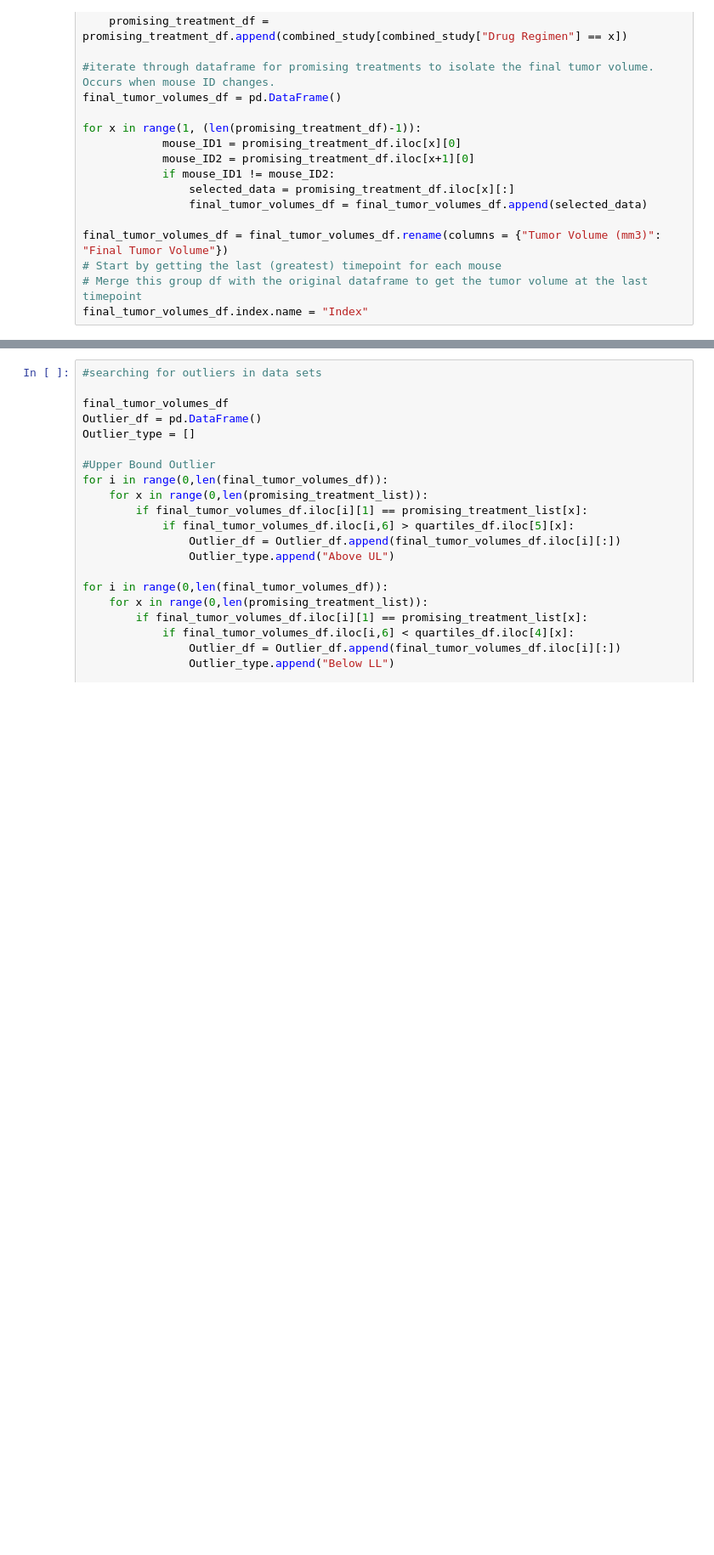
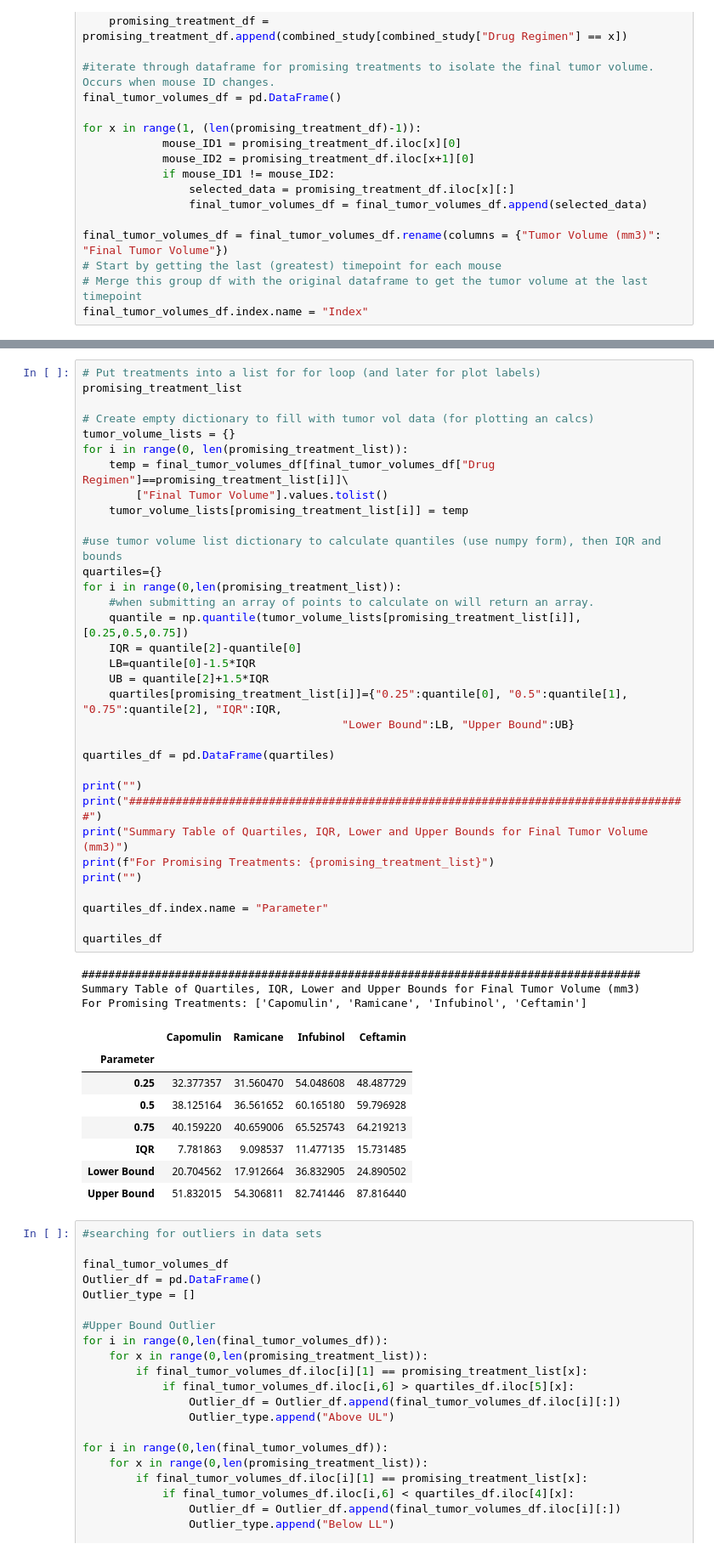
Before and after one commit to j2browns/matplotlib-challenge, a Jupyter notebook: Pymaceuticals/Pymaceuticals_challenge.ipynb, the cells around one changed output, grey strips where cells are left out. Shown: that part at 85% size. Saved outputs shown, nothing was run; the diff lists cells and outputs as text; blank space fills up the shorter version.

Commit message:
refined code to reduce number of lines via using loops.  Same calc as previous, just cleaner

```diff
--- a/Pymaceuticals/Pymaceuticals_challenge.ipynb
+++ b/Pymaceuticals/Pymaceuticals_challenge.ipynb
@@ -370,3 +287,48 @@ For Promising Treatments: ['Capomulin', 'Ramicane', 'Infubinol', 'Ceftamin']
+# %%
+# Put treatments into a list for for loop (and later for plot labels)
+promising_treatment_list
+
+# Create empty dictionary to fill with tumor vol data (for plotting an calcs)
+tumor_volume_lists = {}
+for i in range(0, len(promising_treatment_list)):
+    temp = final_tumor_volumes_df[final_tumor_volumes_df["Drug Regimen"]==promising_treatment_list[i]]\
+        ["Final Tumor Volume"].values.tolist()
+    tumor_volume_lists[promising_treatment_list[i]] = temp
+
+#use tumor volume list dictionary to calculate quantiles (use numpy form), then IQR and bounds
+quartiles={}
+for i in range(0,len(promising_treatment_list)):
+    #when submitting an array of points to calculate on will return an array.
+    quantile = np.quantile(tumor_volume_lists[promising_treatment_list[i]], [0.25,0.5,0.75])
+    IQR = quantile[2]-quantile[0]
+    LB=quantile[0]-1.5*IQR
+    UB = quantile[2]+1.5*IQR
+    quartiles[promising_treatment_list[i]]={"0.25":quantile[0], "0.5":quantile[1], "0.75":quantile[2], "IQR":IQR,
+                                       "Lower Bound":LB, "Upper Bound":UB}
+
+quartiles_df = pd.DataFrame(quartiles)
+
+print("")
+print("####################################################################################")
+print("Summary Table of Quartiles, IQR, Lower and Upper Bounds for Final Tumor Volume (mm3)")
+print(f"For Promising Treatments: {promising_treatment_list}")
+print("")
+
+quartiles_df.index.name = "Parameter"
+
+quartiles_df
+# %% [output]
+####################################################################################
+Summary Table of Quartiles, IQR, Lower and Upper Bounds for Final Tumor Volume (mm3)
+For Promising Treatments: ['Capomulin', 'Ramicane', 'Infubinol', 'Ceftamin']
+|  | Capomulin | Ramicane | Infubinol | Ceftamin |
+| Parameter |  |  |  |  |
+| 0.25 | 32.377357 | 31.560470 | 54.048608 | 48.487729 |
+| 0.5 | 38.125164 | 36.561652 | 60.165180 | 59.796928 |
+| 0.75 | 40.159220 | 40.659006 | 65.525743 | 64.219213 |
+| IQR | 7.781863 | 9.098537 | 11.477135 | 15.731485 |
+| Lower Bound | 20.704562 | 17.912664 | 36.832905 | 24.890502 |
+| Upper Bound | 51.832015 | 54.306811 | 82.741446 | 87.816440 |
 # %%
 #searching for outliers in data sets
 
```
Also changed, not shown: parts of 7 cells of this notebook.
